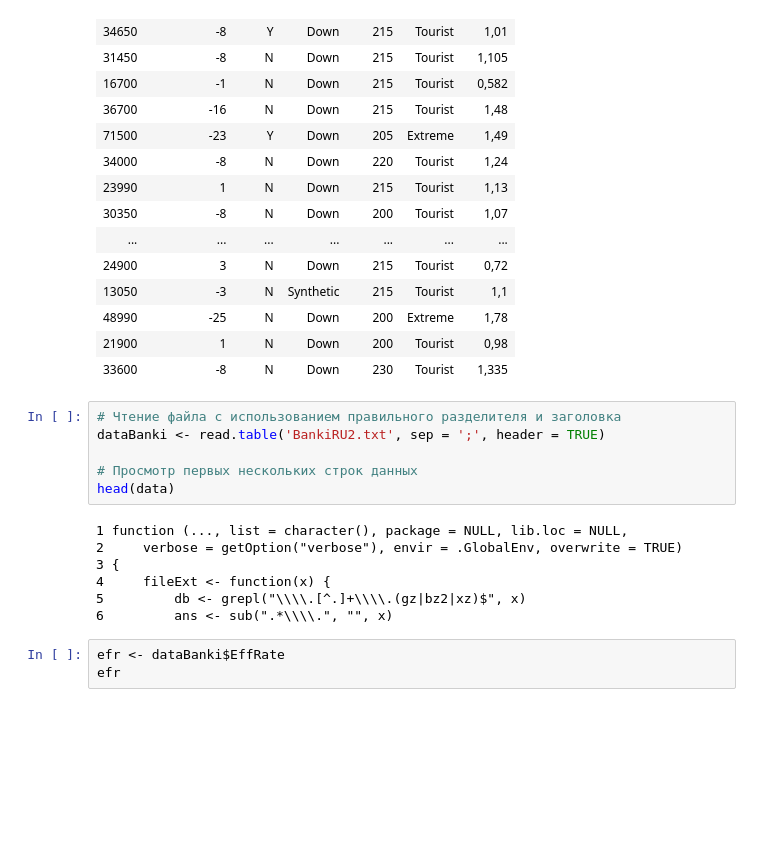
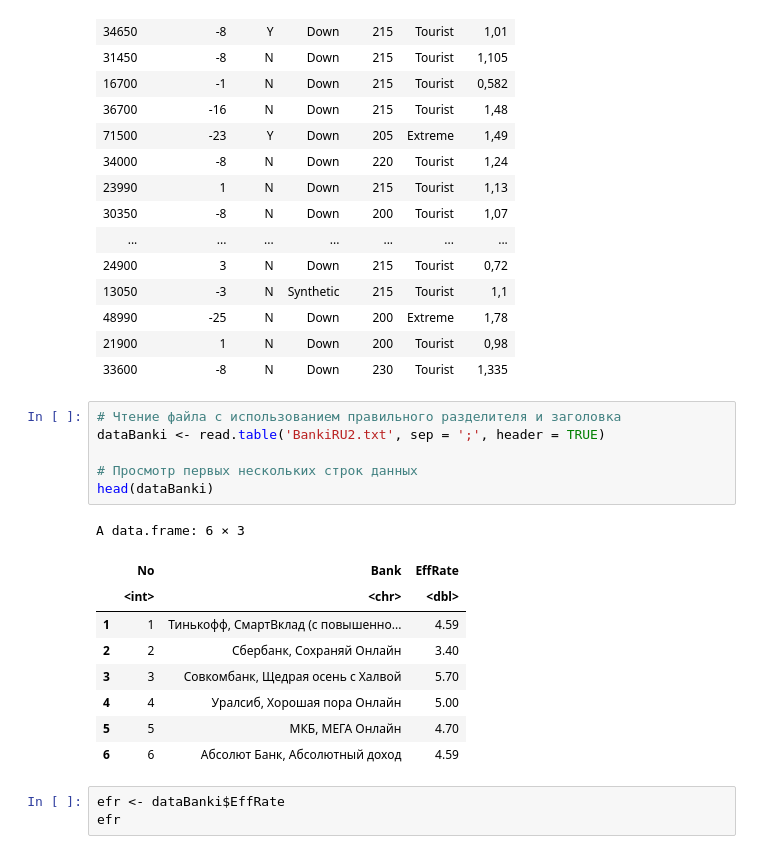
Before and after one commit to Ad04ka/Statistic, a Jupyter notebook: rrun.ipynb, the cells around one changed output. Cells and saved outputs as stored; diff of their text form; blank space fills up the shorter version.

```diff
--- a/rrun.ipynb
+++ b/rrun.ipynb
@@ -47,16 +47,19 @@ A data.frame: 85 × 7
 # %%
 # Чтение файла с использованием правильного разделителя и заголовка
 dataBanki <- read.table('BankiRU2.txt', sep = ';', header = TRUE)
 
 # Просмотр первых нескольких строк данных
-head(data)
+head(dataBanki)
 # %% [output]
-1 function (..., list = character(), package = NULL, lib.loc = NULL,
-2     verbose = getOption("verbose"), envir = .GlobalEnv, overwrite = TRUE)
-3 {
-4     fileExt <- function(x) {
-5         db <- grepl("\\\\.[^.]+\\\\.(gz|bz2|xz)$", x)
-6         ans <- sub(".*\\\\.", "", x)
+A data.frame: 6 × 3
+|  | No | Bank | EffRate |
+|  | <int> | <chr> | <dbl> |
+| 1 | 1 | Тинькофф, СмартВклад (с повышенно... | 4.59 |
+| 2 | 2 | Сбербанк, Сохраняй Онлайн | 3.40 |
+| 3 | 3 | Совкомбанк, Щедрая осень с Халвой | 5.70 |
+| 4 | 4 | Уралсиб, Хорошая пора Онлайн | 5.00 |
+| 5 | 5 | МКБ, МЕГА Онлайн | 4.70 |
+| 6 | 6 | Абсолют Банк, Абсолютный доход | 4.59 |
 # %%
 efr <- dataBanki$EffRate
 efr
```
Also changed, not shown: 7 other files.
